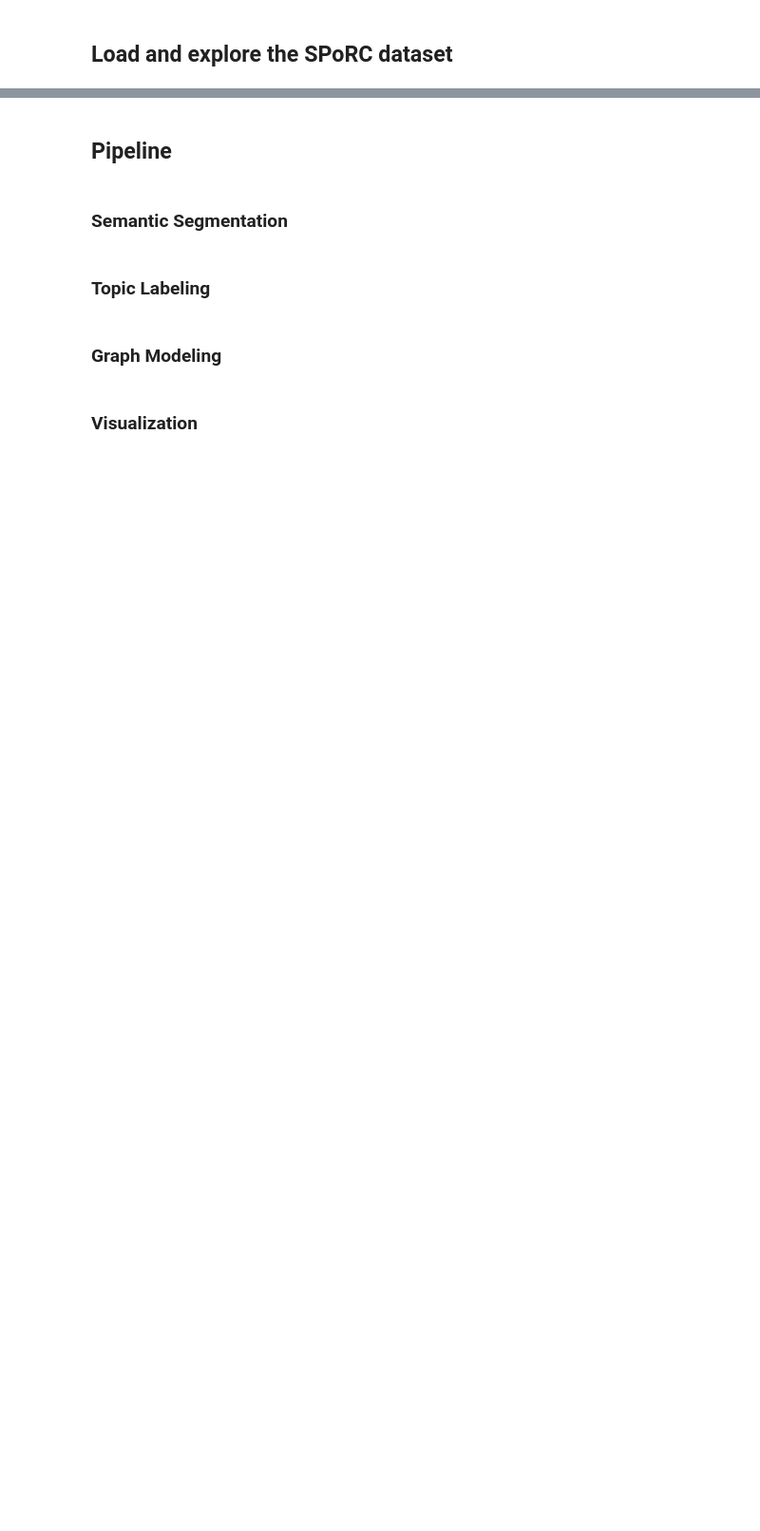
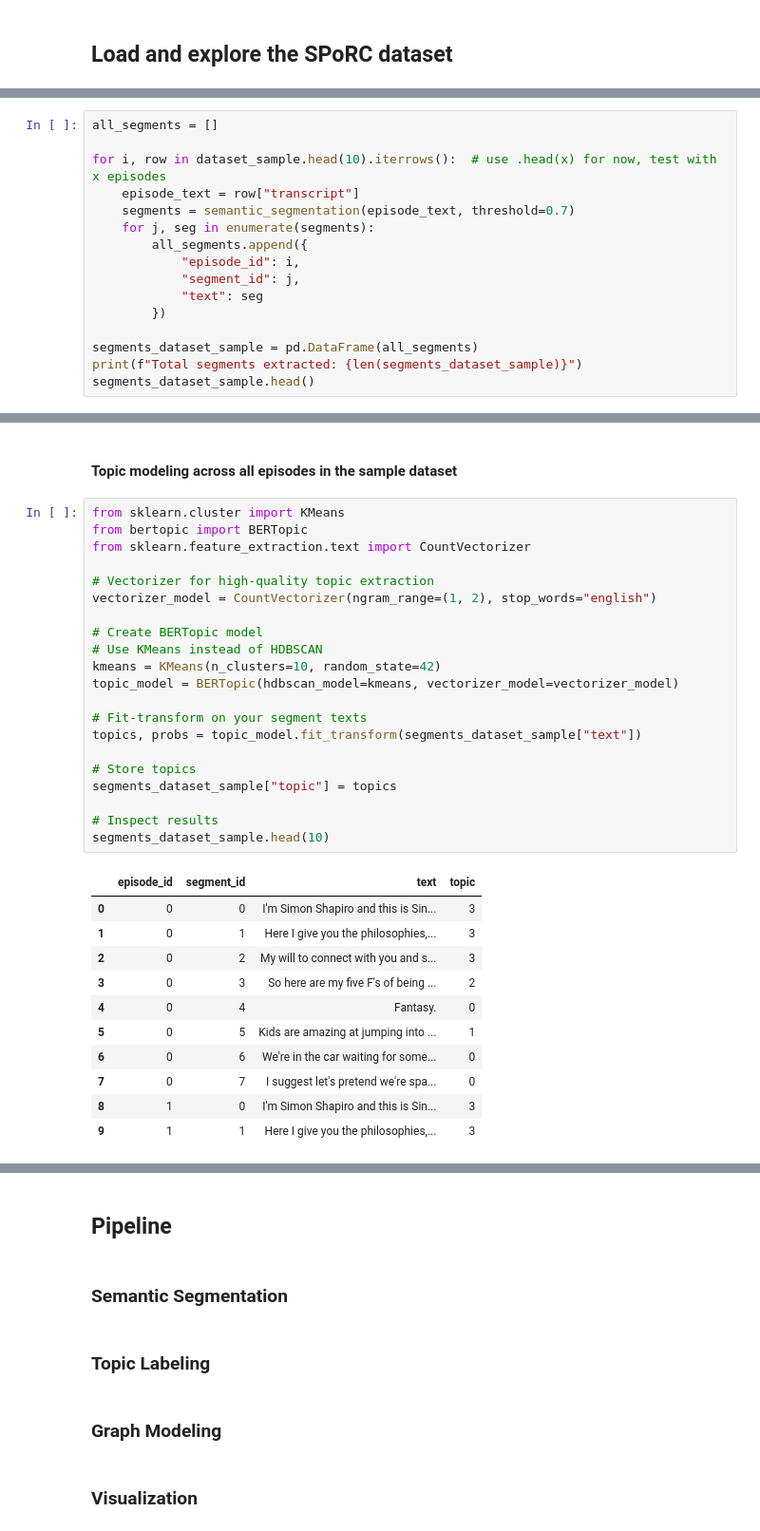
Before and after one commit to au-nlp/project-milestone-p2-group-10, a Jupyter notebook: main.ipynb, the cells around one changed output, grey strips where cells are left out. Shown at 95% size. Cells and saved outputs as stored; diff of their text form; blank space fills up the shorter version.

Commit message:
Data exploration added

```diff
--- a/main.ipynb
+++ b/main.ipynb
@@ -12,0 +144,16 @@ ModuleNotFoundError: No module named 'bertopic'
+# %%
+all_segments = []
+
+for i, row in dataset_sample.head(10).iterrows():  # use .head(x) for now, test with x episodes
+    episode_text = row["transcript"]
+    segments = semantic_segmentation(episode_text, threshold=0.7)
+    for j, seg in enumerate(segments):
+        all_segments.append({
+            "episode_id": i,
+            "segment_id": j,
+            "text": seg
+        })
+
+segments_dataset_sample = pd.DataFrame(all_segments)
+print(f"Total segments extracted: {len(segments_dataset_sample)}")
+segments_dataset_sample.head()
@@ -12,0 +168,35 @@ ModuleNotFoundError: No module named 'bertopic'
+# %% [markdown]
+#### Topic modeling across all episodes in the sample dataset
+# %%
+from sklearn.cluster import KMeans
+from bertopic import BERTopic
+from sklearn.feature_extraction.text import CountVectorizer
+
+# Vectorizer for high-quality topic extraction
+vectorizer_model = CountVectorizer(ngram_range=(1, 2), stop_words="english")
+
+# Create BERTopic model
+# Use KMeans instead of HDBSCAN
+kmeans = KMeans(n_clusters=10, random_state=42)
+topic_model = BERTopic(hdbscan_model=kmeans, vectorizer_model=vectorizer_model)
+
+# Fit-transform on your segment texts
+topics, probs = topic_model.fit_transform(segments_dataset_sample["text"])
+
+# Store topics
+segments_dataset_sample["topic"] = topics
+
+# Inspect results
+segments_dataset_sample.head(10)
+# %% [output]
+|  | episode_id | segment_id | text | topic |
+| 0 | 0 | 0 | I'm Simon Shapiro and this is Sin... | 3 |
+| 1 | 0 | 1 | Here I give you the philosophies,... | 3 |
+| 2 | 0 | 2 | My will to connect with you and s... | 3 |
+| 3 | 0 | 3 | So here are my five F's of being ... | 2 |
+| 4 | 0 | 4 | Fantasy. | 0 |
+| 5 | 0 | 5 | Kids are amazing at jumping into ... | 1 |
+| 6 | 0 | 6 | We're in the car waiting for some... | 0 |
+| 7 | 0 | 7 | I suggest let's pretend we're spa... | 0 |
+| 8 | 1 | 0 | I'm Simon Shapiro and this is Sin... | 3 |
+| 9 | 1 | 1 | Here I give you the philosophies,... | 3 |
```
Also changed, not shown: parts of 29 cells of this notebook.
